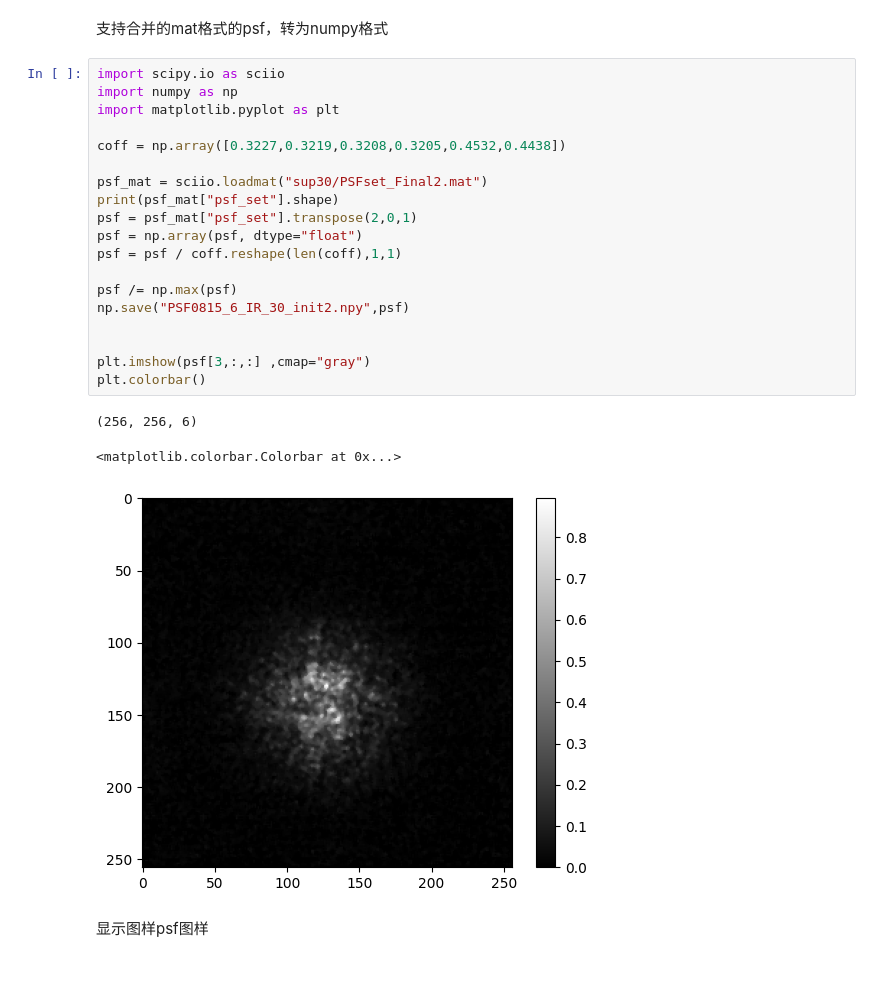
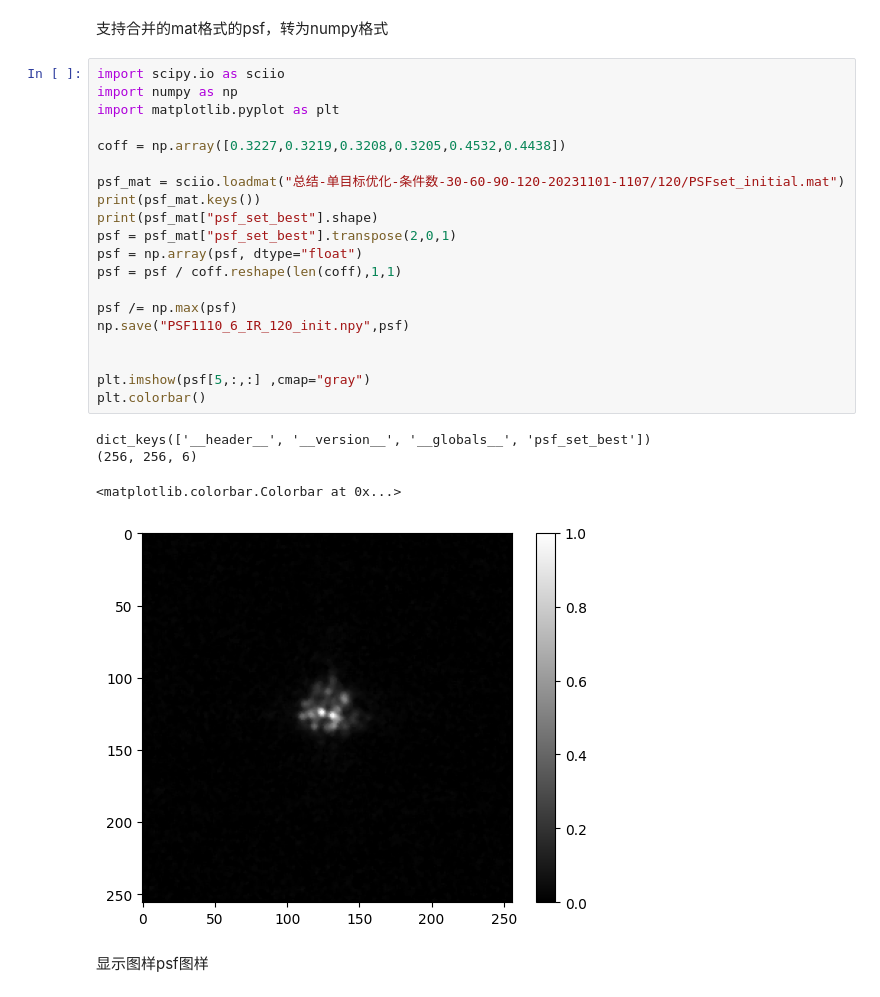
Before and after one commit to weinaike/CenterNet, a Jupyter notebook: data/test.ipynb, the cells around one changed output. Saved outputs shown, nothing was run; the diff lists cells and outputs as text.

```diff
--- a/data/test.ipynb
+++ b/data/test.ipynb
@@ -24,25 +24,27 @@ np.save("PSF0620_04_4_40_bg.npy", psf_bk[140:140+256, 210:210+256])
 # %%
 import scipy.io as sciio
 import numpy as np
 import matplotlib.pyplot as plt
 
 coff = np.array([0.3227,0.3219,0.3208,0.3205,0.4532,0.4438])
 
-psf_mat = sciio.loadmat("sup30/PSFset_Final2.mat")
-print(psf_mat["psf_set"].shape)
-psf = psf_mat["psf_set"].transpose(2,0,1)
+psf_mat = sciio.loadmat("总结-单目标优化-条件数-30-60-90-120-20231101-1107/120/PSFset_initial.mat")
+print(psf_mat.keys())
+print(psf_mat["psf_set_best"].shape)
+psf = psf_mat["psf_set_best"].transpose(2,0,1)
 psf = np.array(psf, dtype="float")
 psf = psf / coff.reshape(len(coff),1,1)
 
 psf /= np.max(psf)
-np.save("PSF0815_6_IR_30_init2.npy",psf)
+np.save("PSF1110_6_IR_120_init.npy",psf)
 
 
-plt.imshow(psf[3,:,:] ,cmap="gray")
+plt.imshow(psf[5,:,:] ,cmap="gray")
 plt.colorbar()
 # %% [output]
+dict_keys(['__header__', '__version__', '__globals__', 'psf_set_best'])
 (256, 256, 6)
 <matplotlib.colorbar.Colorbar at 0x...>
-[figure, old version]
+[figure, new version]
 # %% [markdown]
 显示图样psf图样
```
Also changed, not shown: parts of 3 cells of this notebook, 36 other files.
